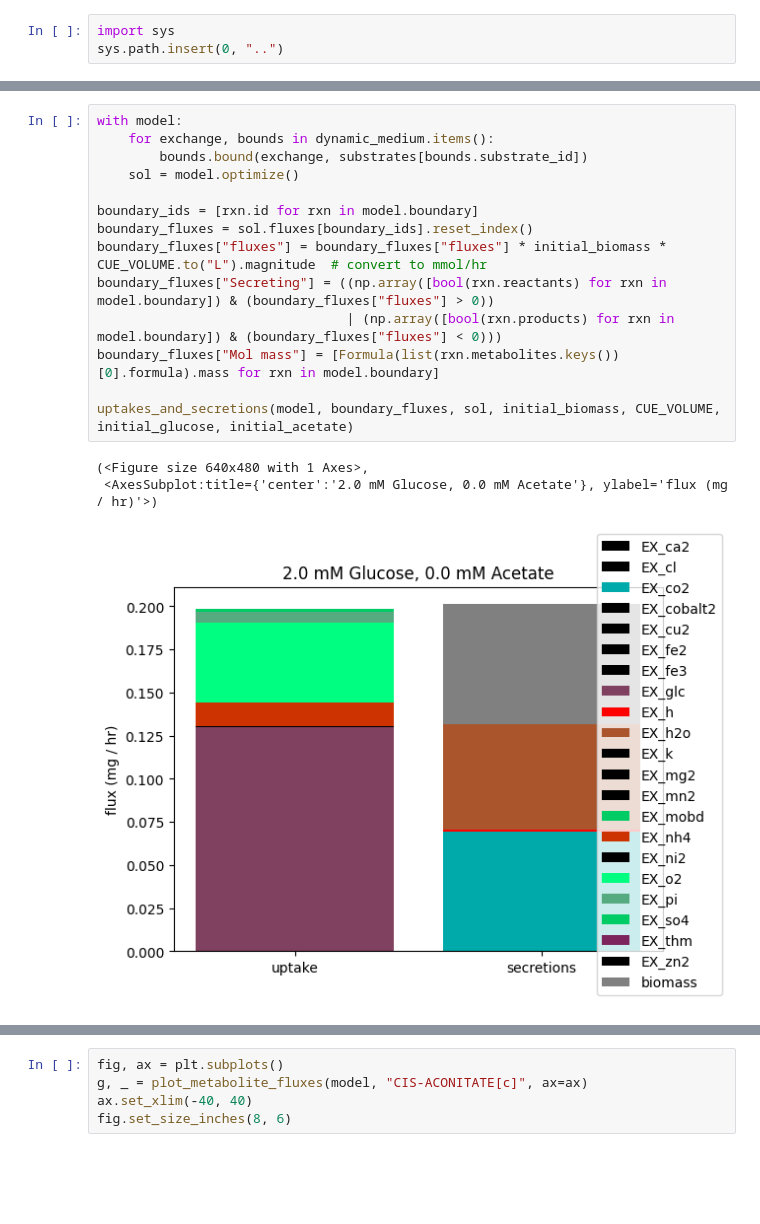
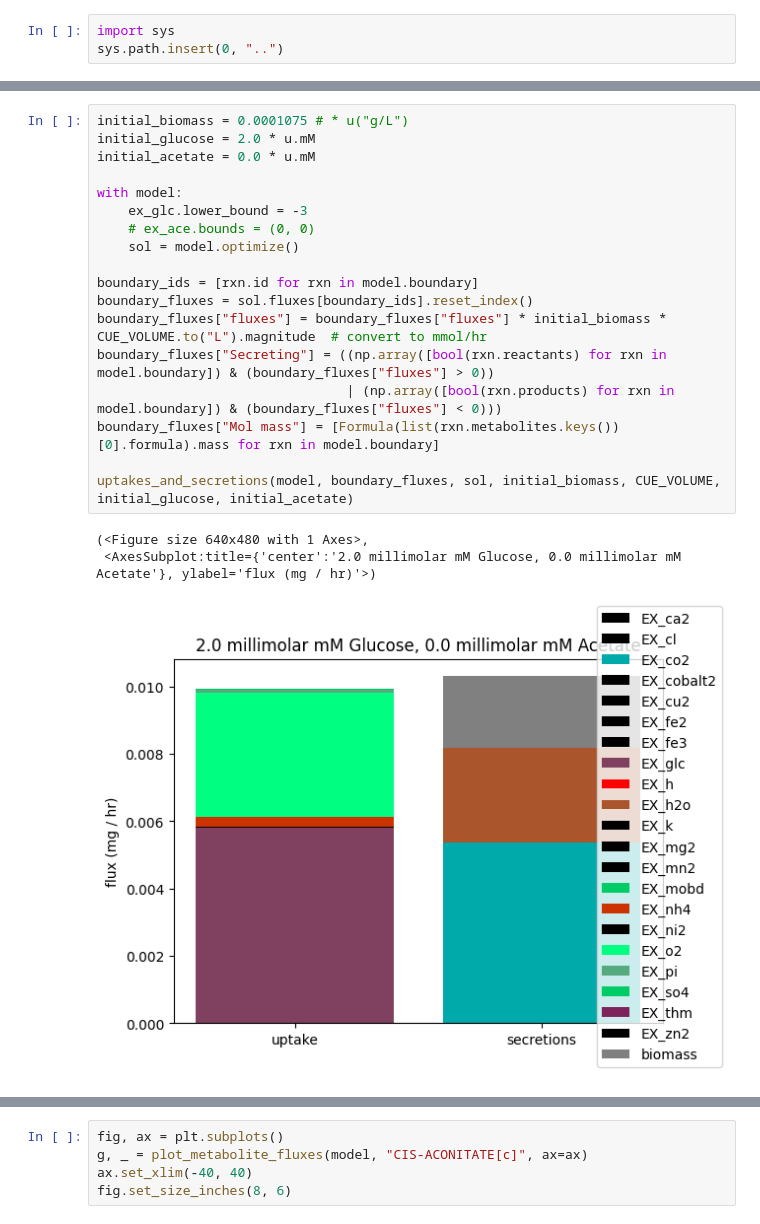
Before and after one commit to C-CoMP-STC/rpom-fba, a Jupyter notebook: notebooks/diagnostics.ipynb, the cells around one changed output, grey strips where cells are left out. Saved outputs shown, nothing was run; the diff lists cells and outputs as text; blank space fills up the shorter version.

```diff
--- a/notebooks/diagnostics.ipynb
+++ b/notebooks/diagnostics.ipynb
@@ -82,21 +40,25 @@ array([ 0.00069602, -0.00720359,  0.        ])
 # %%
+initial_biomass = 0.0001075 # * u("g/L")
+initial_glucose = 2.0 * u.mM
+initial_acetate = 0.0 * u.mM
+
 with model:
-    for exchange, bounds in dynamic_medium.items():
-        bounds.bound(exchange, substrates[bounds.substrate_id])
+    ex_glc.lower_bound = -3
+    # ex_ace.bounds = (0, 0)
     sol = model.optimize()
 
 boundary_ids = [rxn.id for rxn in model.boundary]
 boundary_fluxes = sol.fluxes[boundary_ids].reset_index()
 boundary_fluxes["fluxes"] = boundary_fluxes["fluxes"] * initial_biomass * CUE_VOLUME.to("L").magnitude  # convert to mmol/hr
 boundary_fluxes["Secreting"] = ((np.array([bool(rxn.reactants) for rxn in model.boundary]) & (boundary_fluxes["fluxes"] > 0))
                                 | (np.array([bool(rxn.products) for rxn in model.boundary]) & (boundary_fluxes["fluxes"] < 0)))
 boundary_fluxes["Mol mass"] = [Formula(list(rxn.metabolites.keys())[0].formula).mass for rxn in model.boundary]
 
 uptakes_and_secretions(model, boundary_fluxes, sol, initial_biomass, CUE_VOLUME, initial_glucose, initial_acetate)
 # %% [output]
 (<Figure size 640x480 with 1 Axes>,
- <AxesSubplot:title={'center':'2.0 mM Glucose, 0.0 mM Acetate'}, ylabel='flux (mg / hr)'>)
+ <AxesSubplot:title={'center':'2.0 millimolar mM Glucose, 0.0 millimolar mM Acetate'}, ylabel='flux (mg / hr)'>)
-[figure, old version]
+[figure, new version]
 # %%
 from cobra.flux_analysis.reaction import assess
 with model:
```
Also changed, not shown: parts of 12 cells of this notebook, 47 other files.
